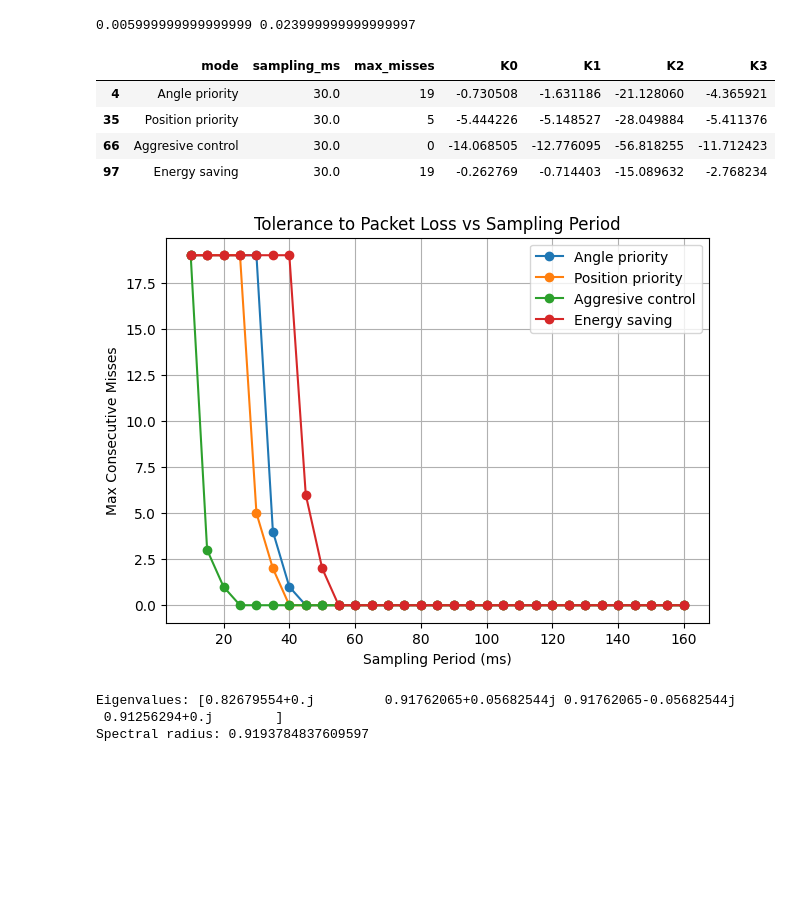
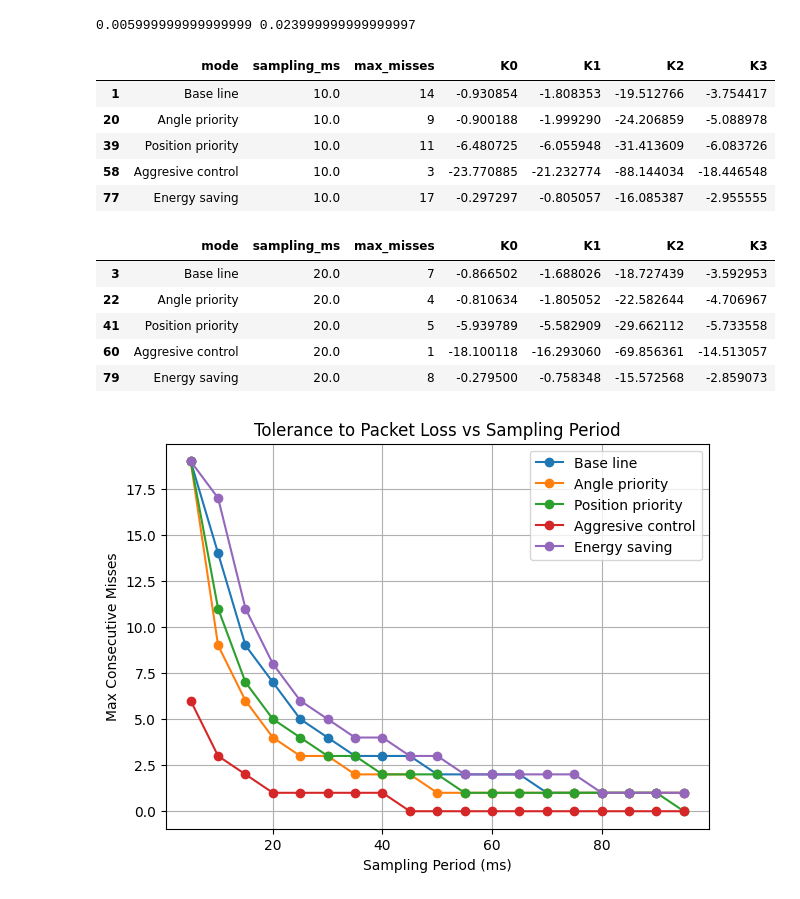
Before and after one commit to kss682/co-design-framework, a Jupyter notebook: lqr.ipynb, the cells around one changed output. Cells and saved outputs as stored; diff of their text form; code cells hidden in the pictures; blank space fills up the shorter version.

Commit message:
add baseline mode

```diff
--- a/lqr.ipynb
+++ b/lqr.ipynb
@@ -75,6 +75,11 @@ def get_discrete_system(A, B, C, D, t=0.30):
 """
 
 Q_R_modes = [
+    {
+        "label": "Base line",
+        "Q": np.diag([1, 1, 1, 1]),
+        "R": np.array([1])
+    },
     {
         "label": "Angle priority",
         "Q": np.diag([1, 1, 100, 10]),
@@ -97,7 +102,7 @@ Q_R_modes = [
     },
 ]
 # %%
-sampling_periods = np.arange(0.01, 0.161, 0.005)
+sampling_periods = np.arange(0.005, 0.100, 0.005)
 plt.figure(figsize=(7,5))
 
 records = []
@@ -109,22 +114,24 @@ for mode in Q_R_modes:
     for h in sampling_periods:
         system = get_discrete_system(A, B, C, D, t=h)
         K, _, _ = clt.dlqr(system.A, system.B, Q, R)
-        # print(K)
+
         A_d = system.A
         B_d = system.B
+
+        # closed_loop = Ad - Bd @ K
+        # eigs = np.linalg.eigvals(closed_loop)
+
         n = A.shape[0]
         I = np.eye(n)
-        Z = np.zeros((n,n))
+        Z = np.zeros((1,1))
 
         A_hit = np.block([
-            [A_d, -1*B_d@K, Z],
-            [I, Z, Z],
-            [Z, I, Z]
+            [A_d - K*B_d, np.zeros((n, 1))],
+            [-K, Z]
         ])
         A_miss = np.block([
-            [A_d, Z, -1*B_d@K],
-            [I, Z, Z],
-            [Z, I, Z]
+            [A_d, B_d],
+            [np.zeros((1, n)), np.eye(1)]
         ])
 
         miss = 0
@@ -133,47 +140,45 @@ for mode in Q_R_modes:
             Rho = max(abs(np.linalg.eigvals(Phi)))
             if Rho > 1:
                 break
             miss = i
         max_misses_list.append(miss)
 
         records.append({
                 "mode": mode["label"],
                 "sampling_ms": round(h * 1000, 3),
                 "max_misses": miss,
                 **{f"K{i}": v for i, v in enumerate(K.flatten())}
             })
 
 
     plt.plot(sampling_periods*1000, max_misses_list, marker='o', label=mode.get("label"))
 
 
 df = pd.DataFrame(records)
-filtered_df = df[df["sampling_ms"] == 30.0]
+filtered_df = df[df["sampling_ms"] == 10]
+display(filtered_df)
+filtered_df = df[df["sampling_ms"] == 20]
 display(filtered_df)
 
 plt.xlabel("Sampling Period (ms)")
 plt.ylabel("Max Consecutive Misses")
 plt.title("Tolerance to Packet Loss vs Sampling Period")
 
 plt.legend()
 plt.grid(True)
 
 plt.show()
 # %% [output]
 |  | mode | sampling_ms | max_misses | K0 | K1 | K2 | K3 |
-| 4 | Angle priority | 30.0 | 19 | -0.730508 | -1.631186 | -21.128060 | -4.365921 |
-| 35 | Position priority | 30.0 | 5 | -5.444226 | -5.148527 | -28.049884 | -5.411376 |
-| 66 | Aggresive control | 30.0 | 0 | -14.068505 | -12.776095 | -56.818255 | -11.712423 |
-| 97 | Energy saving | 30.0 | 19 | -0.262769 | -0.714403 | -15.089632 | -2.768234 |
+| 1 | Base line | 10.0 | 14 | -0.930854 | -1.808353 | -19.512766 | -3.754417 |
+| 20 | Angle priority | 10.0 | 9 | -0.900188 | -1.999290 | -24.206859 | -5.088978 |
+| 39 | Position priority | 10.0 | 11 | -6.480725 | -6.055948 | -31.413609 | -6.083726 |
+| 58 | Aggresive control | 10.0 | 3 | -23.770885 | -21.232774 | -88.144034 | -18.446548 |
+| 77 | Energy saving | 10.0 | 17 | -0.297297 | -0.805057 | -16.085387 | -2.955555 |
+|  | mode | sampling_ms | max_misses | K0 | K1 | K2 | K3 |
+| 3 | Base line | 20.0 | 7 | -0.866502 | -1.688026 | -18.727439 | -3.592953 |
+| 22 | Angle priority | 20.0 | 4 | -0.810634 | -1.805052 | -22.582644 | -4.706967 |
+| 41 | Position priority | 20.0 | 5 | -5.939789 | -5.582909 | -29.662112 | -5.733558 |
+| 60 | Aggresive control | 20.0 | 1 | -18.100118 | -16.293060 | -69.856361 | -14.513057 |
+| 79 | Energy saving | 20.0 | 8 | -0.279500 | -0.758348 | -15.572568 | -2.859073 |
-[figure, old version]
+[figure, new version]
-# %%
-system = get_discrete_system(A, B, C, D, t=0.030)
-K_mode1 = np.array([[-4.193946, 	-4.046409, 	-23.934866, 	-4.589886]])
-A_cl = system.A - system.B @ K_mode1
-eigvals = np.linalg.eigvals(A_cl)
-print("Eigenvalues:", eigvals)
-print("Spectral radius:", max(abs(eigvals)))  # must be < 1 for stability
-# %% [output]
-Eigenvalues: [0.82679554+0.j         0.91762065+0.05682544j 0.91762065-0.05682544j
- 0.91256294+0.j        ]
-Spectral radius: 0.9193784837609597
```
Also changed, not shown: parts of 1 cell of this notebook, 1 other file.
